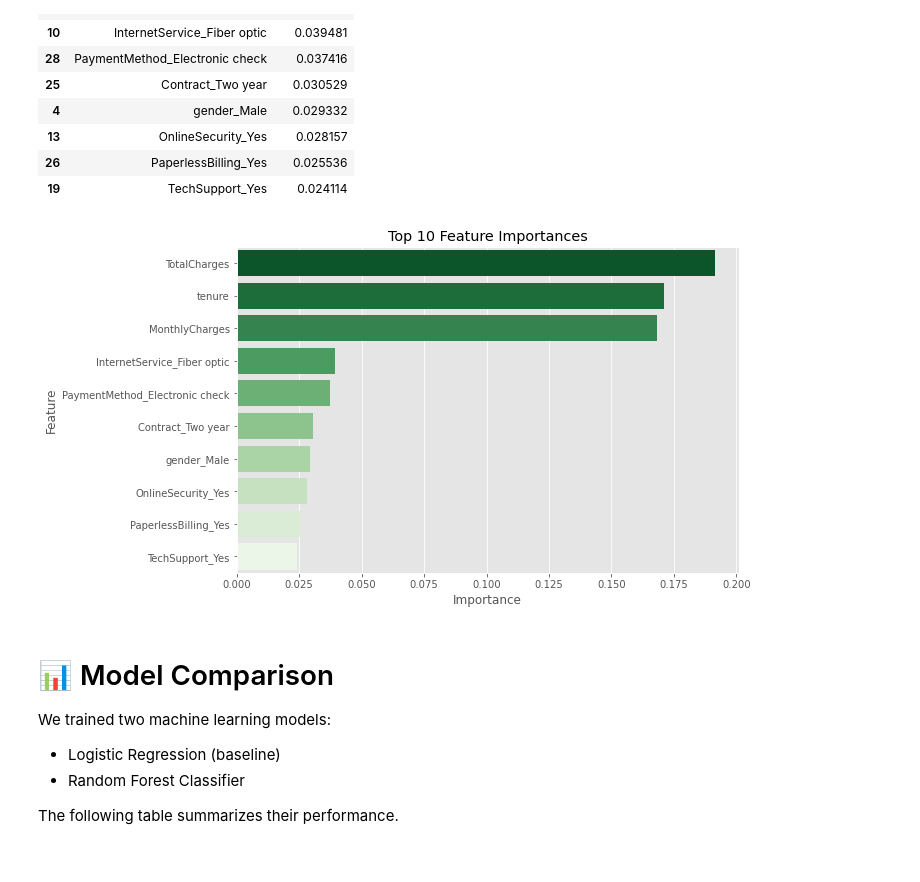
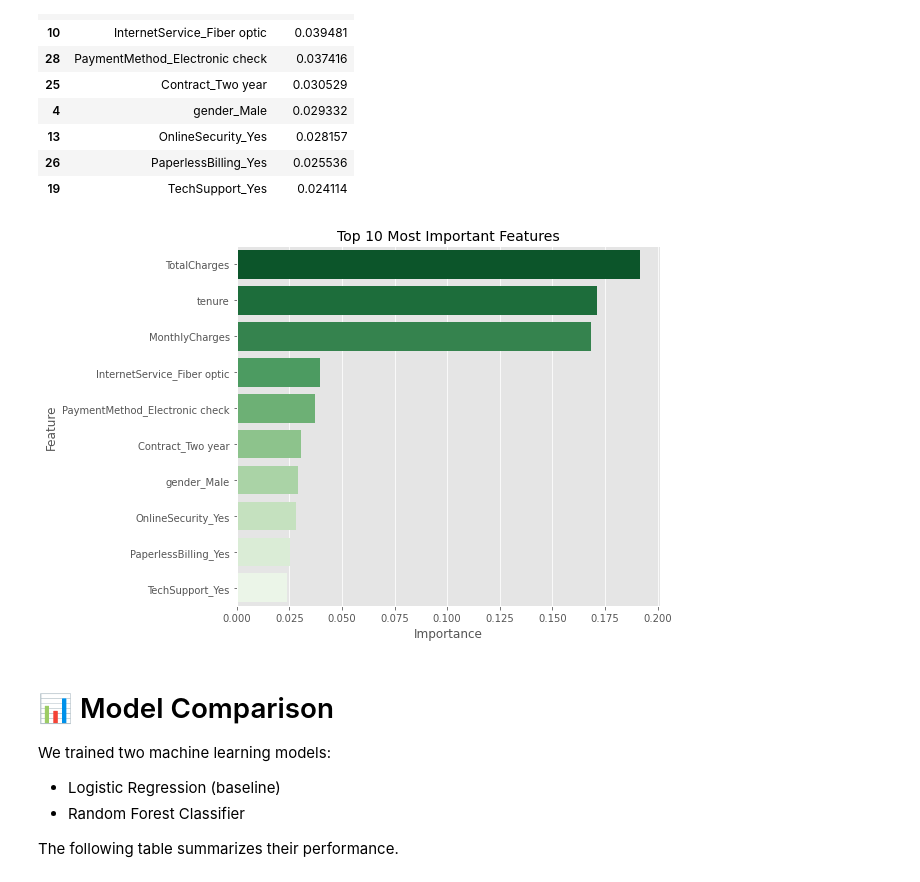
Before and after one commit to PaneloMartin/Project_02_Customer_Churn, a Jupyter notebook: notebooks/02_customer_churn_analysis.ipynb, the cells around one changed output. Drawn from its saved outputs; the diff is of its cells as text; code cells hidden in the pictures.

```diff
--- a/notebooks/02_customer_churn_analysis.ipynb
+++ b/notebooks/02_customer_churn_analysis.ipynb
@@ -1131,22 +1147,30 @@ feature_importance.head(10)
 # %%
 # Plot top 10 most important features
 
 plt.figure(figsize=(9,6))
 
 sns.barplot(
     data=feature_importance.head(10),
     x="Importance",
     y="Feature",
     palette="Greens_r"
 )
 
-plt.title("Top 10 Feature Importances")
+plt.title("Top 10 Most Important Features", fontsize=14)
 plt.xlabel("Importance")
 plt.ylabel("Feature")
 
+plt.tight_layout()
+
+plt.savefig(
+    "../images/feature_importance.png",
+    dpi=300,
+    bbox_inches="tight"
+)
+
 plt.show()
 # %% [output]
-[figure, old version]
+[figure, new version]
 # %% [markdown]
 # 📊 Model Comparison
 
```
Also changed, not shown: parts of 2 cells of this notebook, 3 other files.
